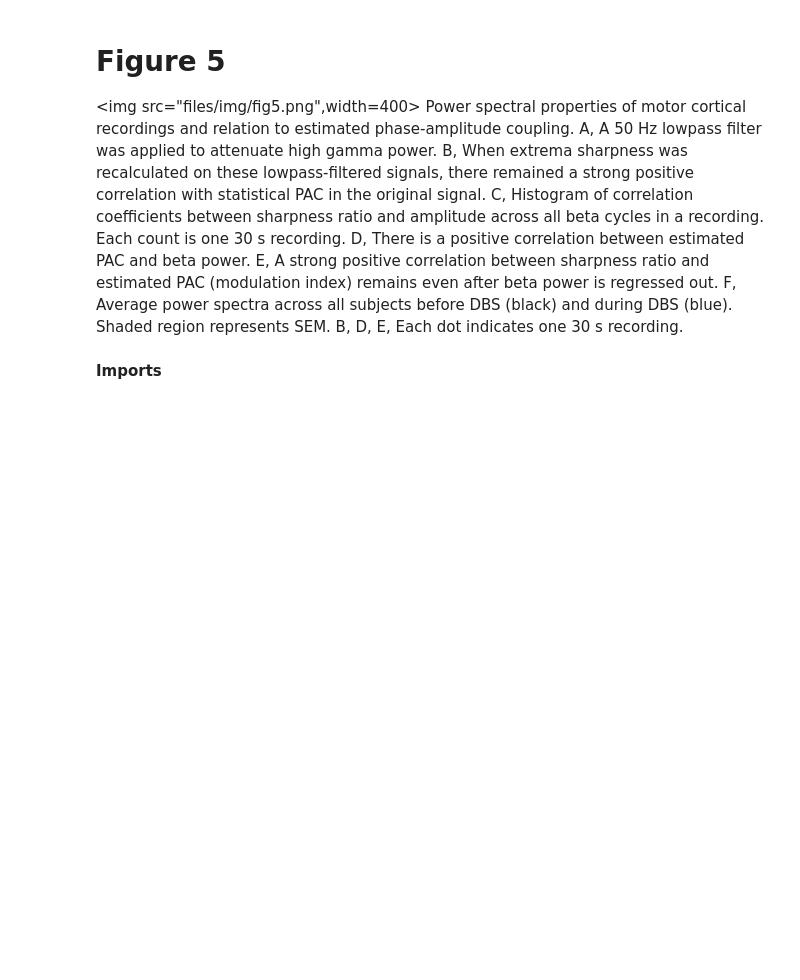
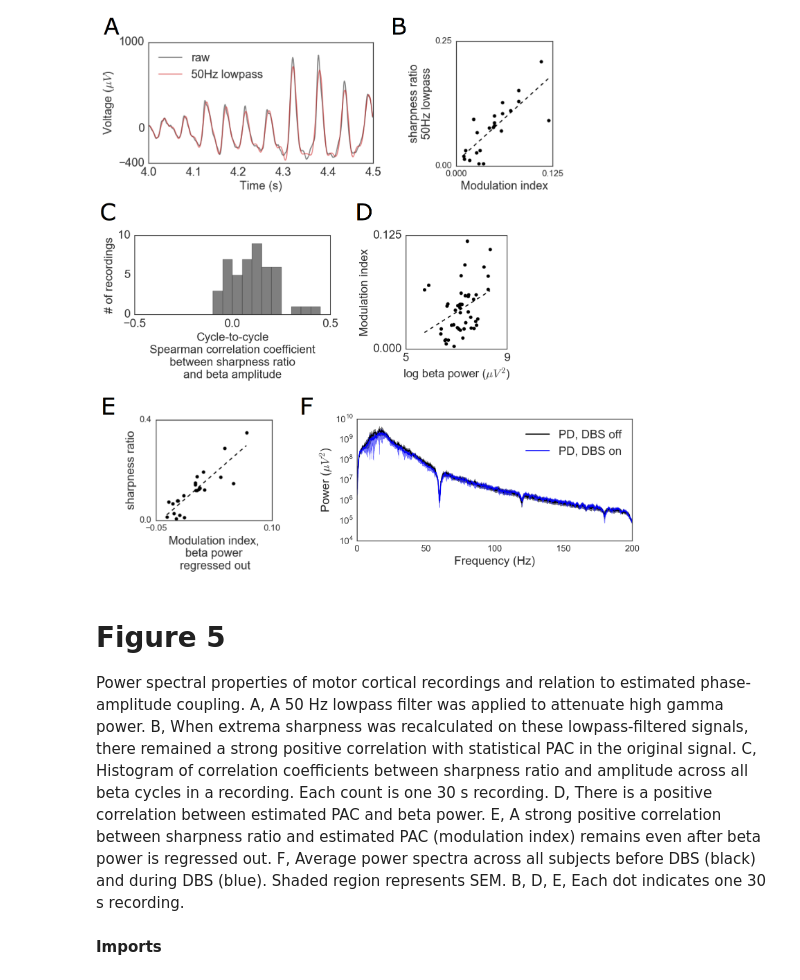
Before and after one commit to voytekresearch/Cole_2017, a Jupyter notebook: Figure5.ipynb, the cells around one changed output. Drawn from its saved outputs; the diff is of its cells as text; code cells hidden in the pictures; blank space fills up the shorter version.

```diff
--- a/Figure5.ipynb
+++ b/Figure5.ipynb
@@ -1,6 +1,10 @@
+# %%
+from IPython.display import Image
+Image(filename = "./img/fig5.png", width=600)
+# %% [output]
+[figure, added]
 # %% [markdown]
 # Figure 5
-<img src="files/img/fig5.png",width=400>
 Power spectral properties of motor cortical recordings and relation to estimated phase-amplitude coupling. A, A 50 Hz lowpass filter was applied to attenuate high gamma power.
 B, When extrema sharpness was recalculated on these lowpass-filtered signals, there remained a strong positive correlation with statistical PAC in the original signal. C, Histogram of correlation
 coefficients between sharpness ratio and amplitude across all beta cycles in a recording. Each count is one 30 s recording. D, There is a positive correlation between estimated PAC and beta power.
```
Also changed, not shown: 6 other files.
